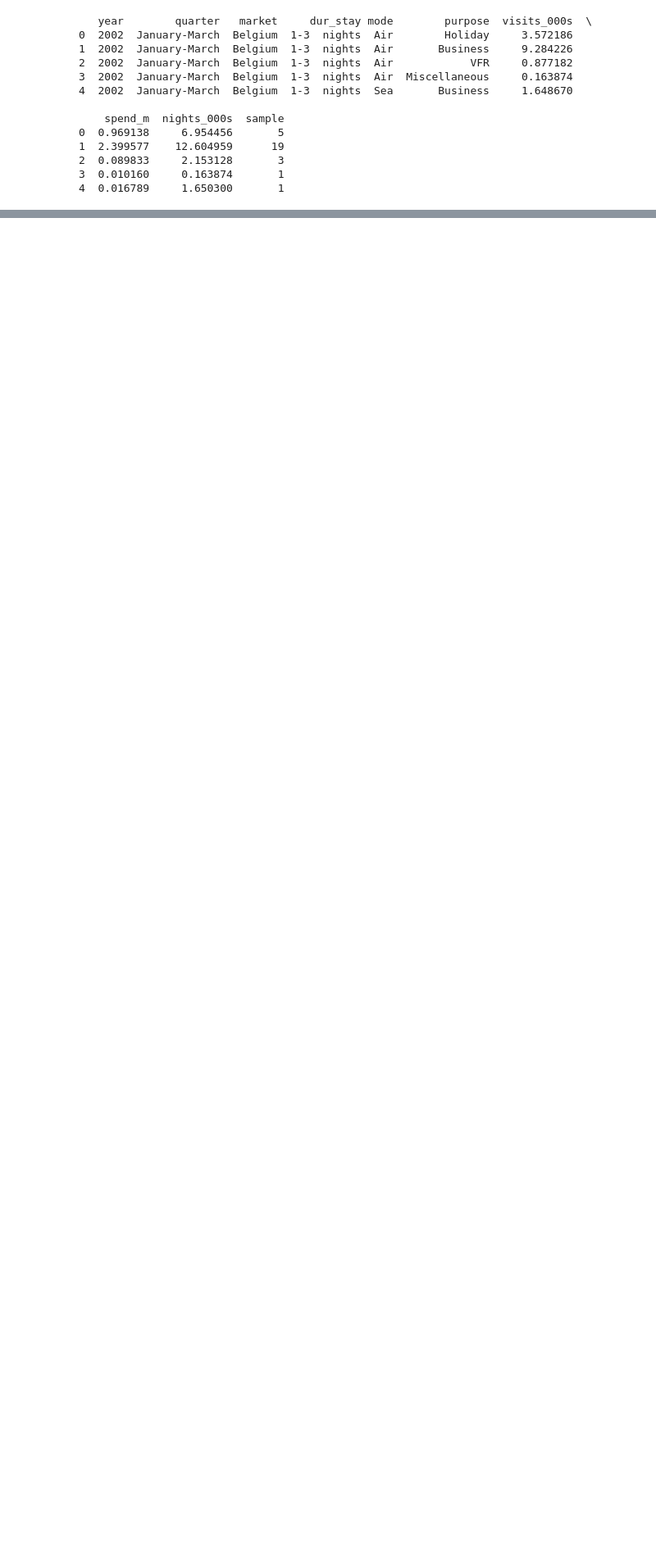
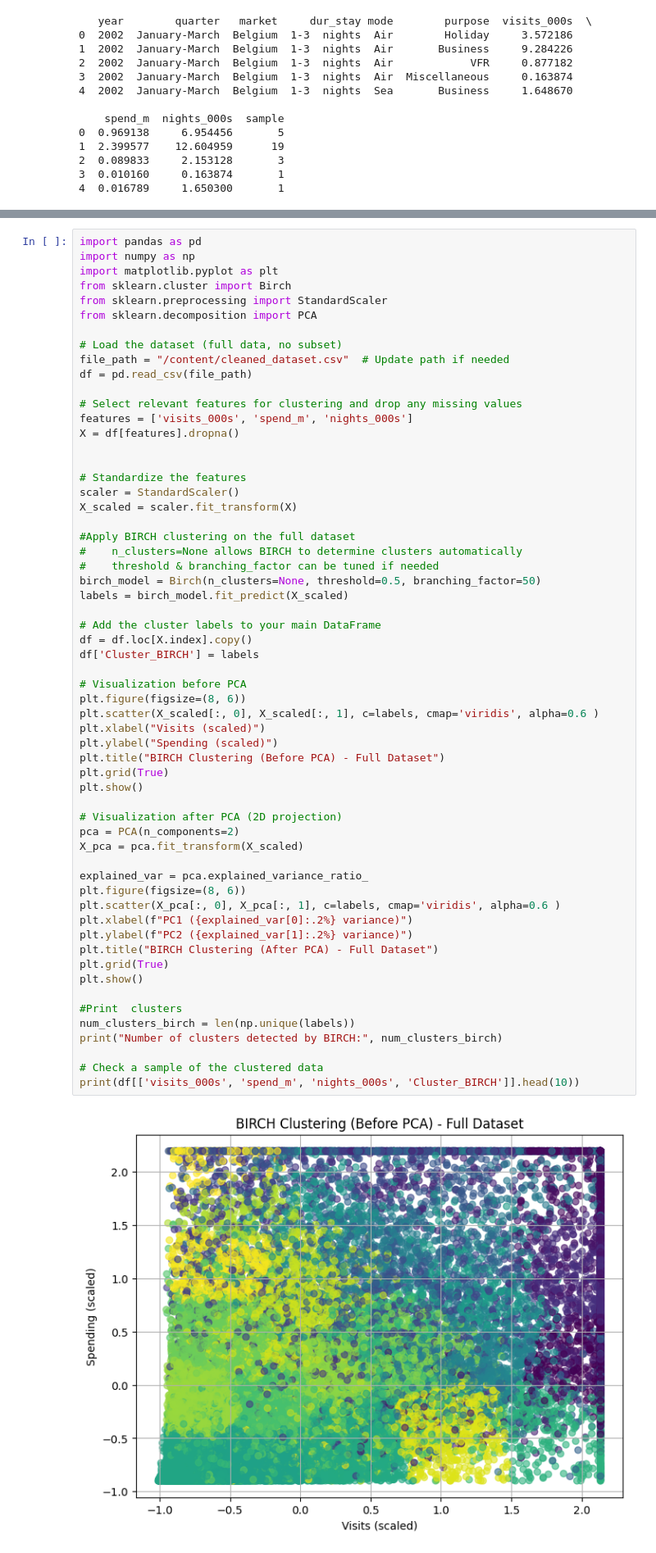
Before and after one commit to narender5162/Project-Data-science-imp, a Jupyter notebook: Project_Data_Science_impo.ipynb, the cells around one changed output, grey strips where cells are left out. Shown at 82% size. Saved outputs shown, nothing was run; the diff lists cells and outputs as text; blank space fills up the shorter version.

```diff
--- a/Project_Data_Science_impo.ipynb
+++ b/Project_Data_Science_impo.ipynb
@@ -541,0 +586,61 @@ plt.show()
+# %%
+import pandas as pd
+import numpy as np
+import matplotlib.pyplot as plt
+from sklearn.cluster import Birch
+from sklearn.preprocessing import StandardScaler
+from sklearn.decomposition import PCA
+
+# Load the dataset (full data, no subset)
+file_path = "/content/cleaned_dataset.csv"  # Update path if needed
+df = pd.read_csv(file_path)
+
+# Select relevant features for clustering and drop any missing values
+features = ['visits_000s', 'spend_m', 'nights_000s']
+X = df[features].dropna()
+
+
+# Standardize the features
+scaler = StandardScaler()
+X_scaled = scaler.fit_transform(X)
+
+#Apply BIRCH clustering on the full dataset
+#    n_clusters=None allows BIRCH to determine clusters automatically
+#    threshold & branching_factor can be tuned if needed
+birch_model = Birch(n_clusters=None, threshold=0.5, branching_factor=50)
+labels = birch_model.fit_predict(X_scaled)
+
+# Add the cluster labels to your main DataFrame
+df = df.loc[X.index].copy()
+df['Cluster_BIRCH'] = labels
+
+# Visualization before PCA
+plt.figure(figsize=(8, 6))
+plt.scatter(X_scaled[:, 0], X_scaled[:, 1], c=labels, cmap='viridis', alpha=0.6 )
+plt.xlabel("Visits (scaled)")
+plt.ylabel("Spending (scaled)")
+plt.title("BIRCH Clustering (Before PCA) - Full Dataset")
+plt.grid(True)
+plt.show()
+
+# Visualization after PCA (2D projection)
+pca = PCA(n_components=2)
+X_pca = pca.fit_transform(X_scaled)
+
+explained_var = pca.explained_variance_ratio_
+plt.figure(figsize=(8, 6))
+plt.scatter(X_pca[:, 0], X_pca[:, 1], c=labels, cmap='viridis', alpha=0.6 )
+plt.xlabel(f"PC1 ({explained_var[0]:.2%} variance)")
+plt.ylabel(f"PC2 ({explained_var[1]:.2%} variance)")
+plt.title("BIRCH Clustering (After PCA) - Full Dataset")
+plt.grid(True)
+plt.show()
+
+#Print  clusters
+num_clusters_birch = len(np.unique(labels))
+print("Number of clusters detected by BIRCH:", num_clusters_birch)
+
+# Check a sample of the clustered data
+print(df[['visits_000s', 'spend_m', 'nights_000s', 'Cluster_BIRCH']].head(10))
+# %% [output]
+[figure, added]
```
Also changed, not shown: parts of 33 cells of this notebook.
